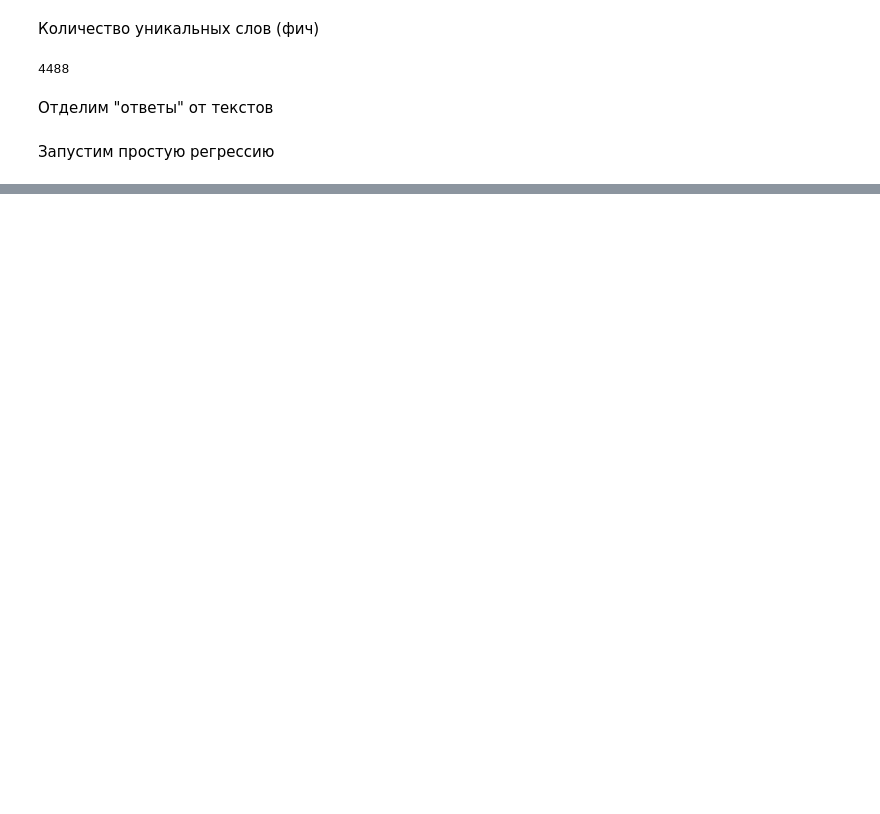
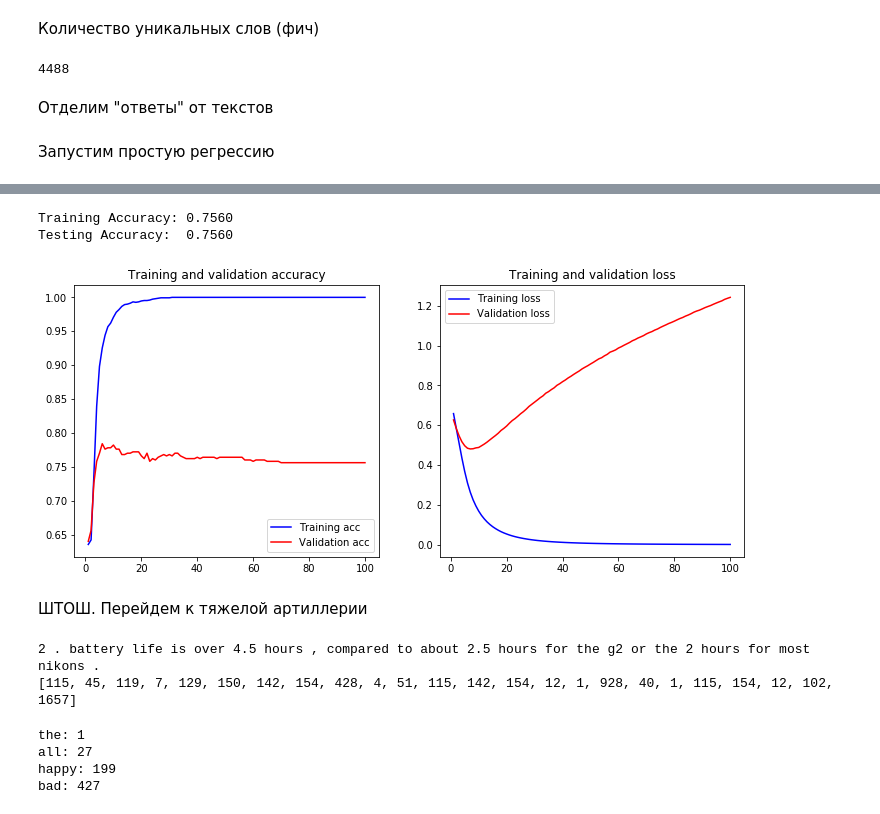
Before and after one commit to ivashnyov/Sentiment-analysis, a Jupyter notebook: Kaggle sentiment analysis.ipynb, the cells around one changed output, grey strips where cells are left out. Cells and saved outputs as stored; diff of their text form; code cells hidden in the pictures; blank space fills up the shorter version.

```diff
--- a/Kaggle sentiment analysis.ipynb
+++ b/Kaggle sentiment analysis.ipynb
@@ -84,0 +102,15 @@ pipeline = Pipeline([('vect', CountVectorizer()),
+# %%
+train_split, test_split, y_train_split, y_test_split = train_test_split(X_train_vect, y,
+                                                                        test_size=0.25, random_state=42)
+# %%
+from keras.models import Sequential
+from keras import layers
+
+input_dim = X_train_vect.shape[1]
+
+model = Sequential()
+model.add(layers.Dense(10, input_dim=input_dim, activation='relu'))
+model.add(layers.Dense(1, activation='sigmoid'))
+
+model.compile(loss='binary_crossentropy', optimizer='adam', metrics=['accuracy'])
+model.summary()
@@ -84,0 +129,3 @@ pipeline = Pipeline([('vect', CountVectorizer()),
+# %%
+history = model.fit(train_split, y_train_split, epochs=100,
+                    validation_data=(test_split, y_test_split))
@@ -84,0 +150,33 @@ pipeline = Pipeline([('vect', CountVectorizer()),
+# %%
+loss, accuracy = model.evaluate(test_split, y_test_split, verbose=False)
+print("Training Accuracy: {:.4f}".format(accuracy))
+loss, accuracy = model.evaluate(test_split, y_test_split, verbose=False)
+print("Testing Accuracy:  {:.4f}".format(accuracy))
+# %% [output]
+Training Accuracy: 0.7560
+Testing Accuracy:  0.7560
+# %%
+def plot_history(history):
+    acc = history.history['acc']
+    val_acc = history.history['val_acc']
+    loss = history.history['loss']
+    val_loss = history.history['val_loss']
+    x = range(1, len(acc) + 1)
+
+    plt.figure(figsize=(12, 5))
+    plt.subplot(1, 2, 1)
+    plt.plot(x, acc, 'b', label='Training acc')
+    plt.plot(x, val_acc, 'r', label='Validation acc')
+    plt.title('Training and validation accuracy')
+    plt.legend()
+    plt.subplot(1, 2, 2)
+    plt.plot(x, loss, 'b', label='Training loss')
+    plt.plot(x, val_loss, 'r', label='Validation loss')
+    plt.title('Training and validation loss')
+    plt.legend()
+
+plot_history(history)
+# %% [output]
+[figure, added]
+# %% [markdown]
+ШТОШ. Перейдем к тяжелой артиллерии
@@ -84,0 +186,23 @@ pipeline = Pipeline([('vect', CountVectorizer()),
+# %%
+from keras.preprocessing.text import Tokenizer
+
+tokenizer = Tokenizer(num_words=5000)
+tokenizer.fit_on_texts(train_split)
+
+X_train = tokenizer.texts_to_sequences(train_split)
+X_test = tokenizer.texts_to_sequences(test_split)
+
+vocab_size = len(tokenizer.word_index) + 1  # Adding 1 because of reserved 0 index
+
+print(train_split[2])
+print(X_train[2])
+# %% [output]
+2 . battery life is over 4.5 hours , compared to about 2.5 hours for the g2 or the 2 hours for most nikons .
+[115, 45, 119, 7, 129, 150, 142, 154, 428, 4, 51, 115, 142, 154, 12, 1, 928, 40, 1, 115, 154, 12, 102, 1657]
+# %%
+for word in ['the', 'all', 'happy', 'bad']: print('{}: {}'.format(word, tokenizer.word_index[word]))
+# %% [output]
+the: 1
+all: 27
+happy: 199
+bad: 427
```
Also changed, not shown: parts of 14 cells of this notebook, 2 other files.
